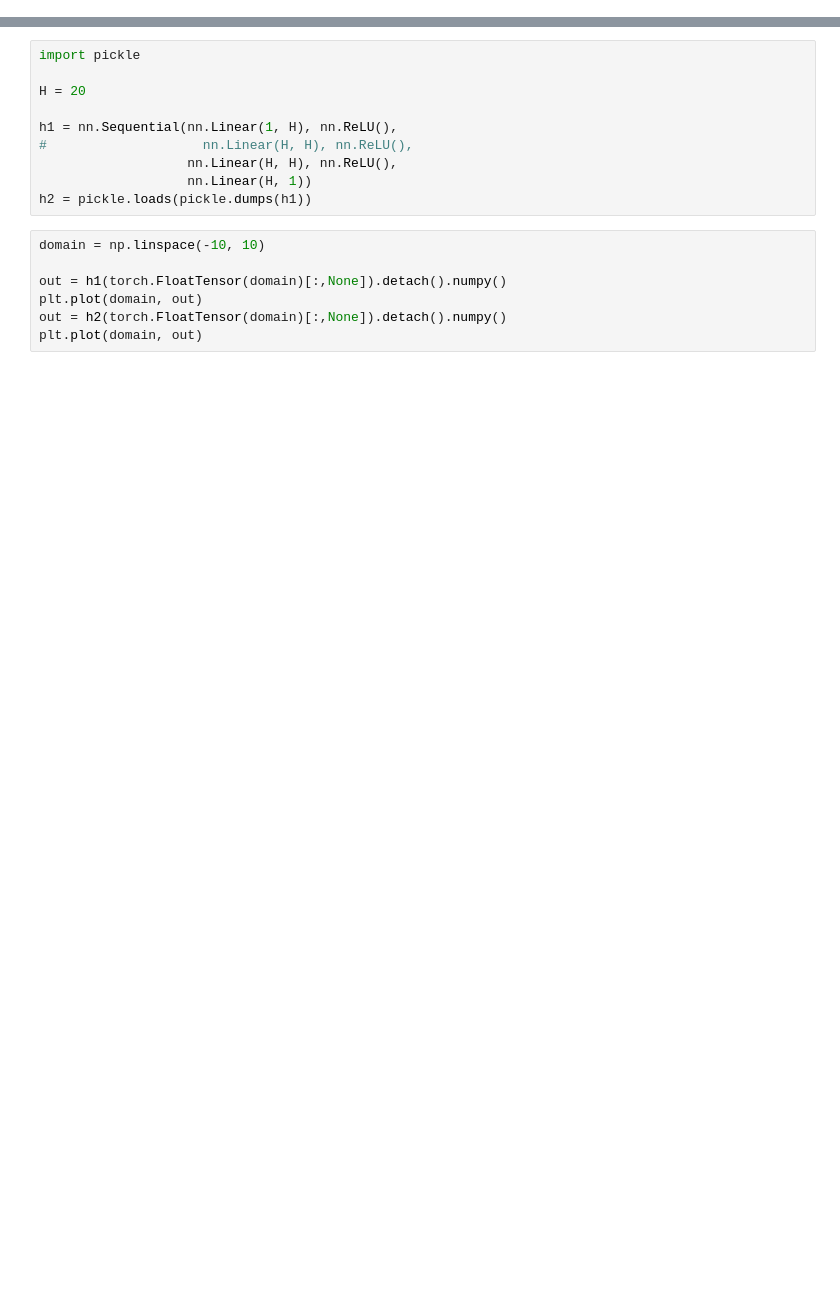
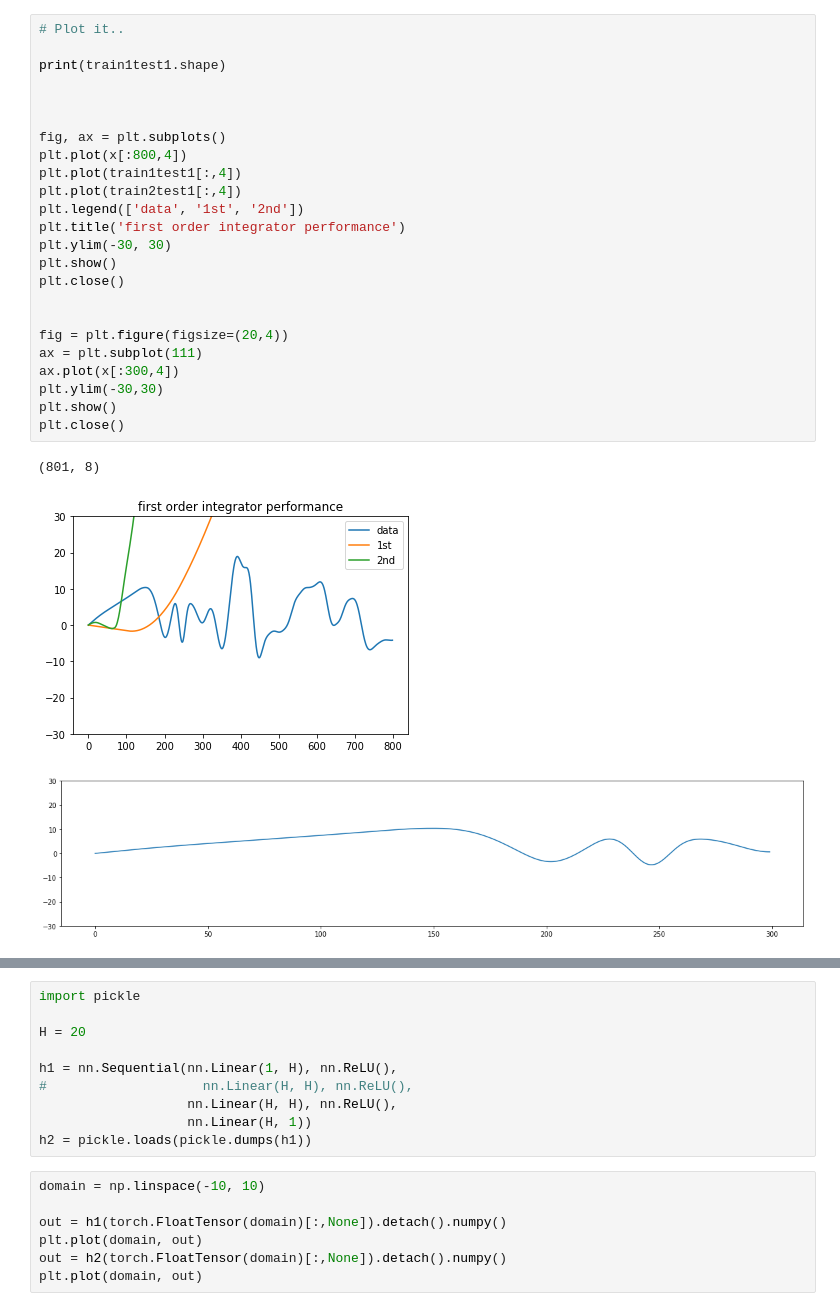
Before and after one commit to RachelFurner/DynamicPrediction, a Jupyter notebook: Testing-integrator-objectives.ipynb, the cells around one changed output, grey strips where cells are left out. Cells and saved outputs as stored; diff of their text form; blank space fills up the shorter version.

```diff
--- a/Testing-integrator-objectives.ipynb
+++ b/Testing-integrator-objectives.ipynb
@@ -16,0 +306,28 @@ import torch.nn as nn
+# %%
+# Plot it..
+
+print(train1test1.shape)
+
+
+
+fig, ax = plt.subplots()
+plt.plot(x[:800,4])
+plt.plot(train1test1[:,4])
+plt.plot(train2test1[:,4])
+plt.legend(['data', '1st', '2nd'])
+plt.title('first order integrator performance')
+plt.ylim(-30, 30)
+plt.show()
+plt.close()
+
+
+fig = plt.figure(figsize=(20,4))
+ax = plt.subplot(111)
+ax.plot(x[:300,4])
+plt.ylim(-30,30)
+plt.show()
+plt.close()
+# %% [output]
+(801, 8)
+[figure, added]
+[figure, added]
```
Also changed, not shown: parts of 34 cells of this notebook.
